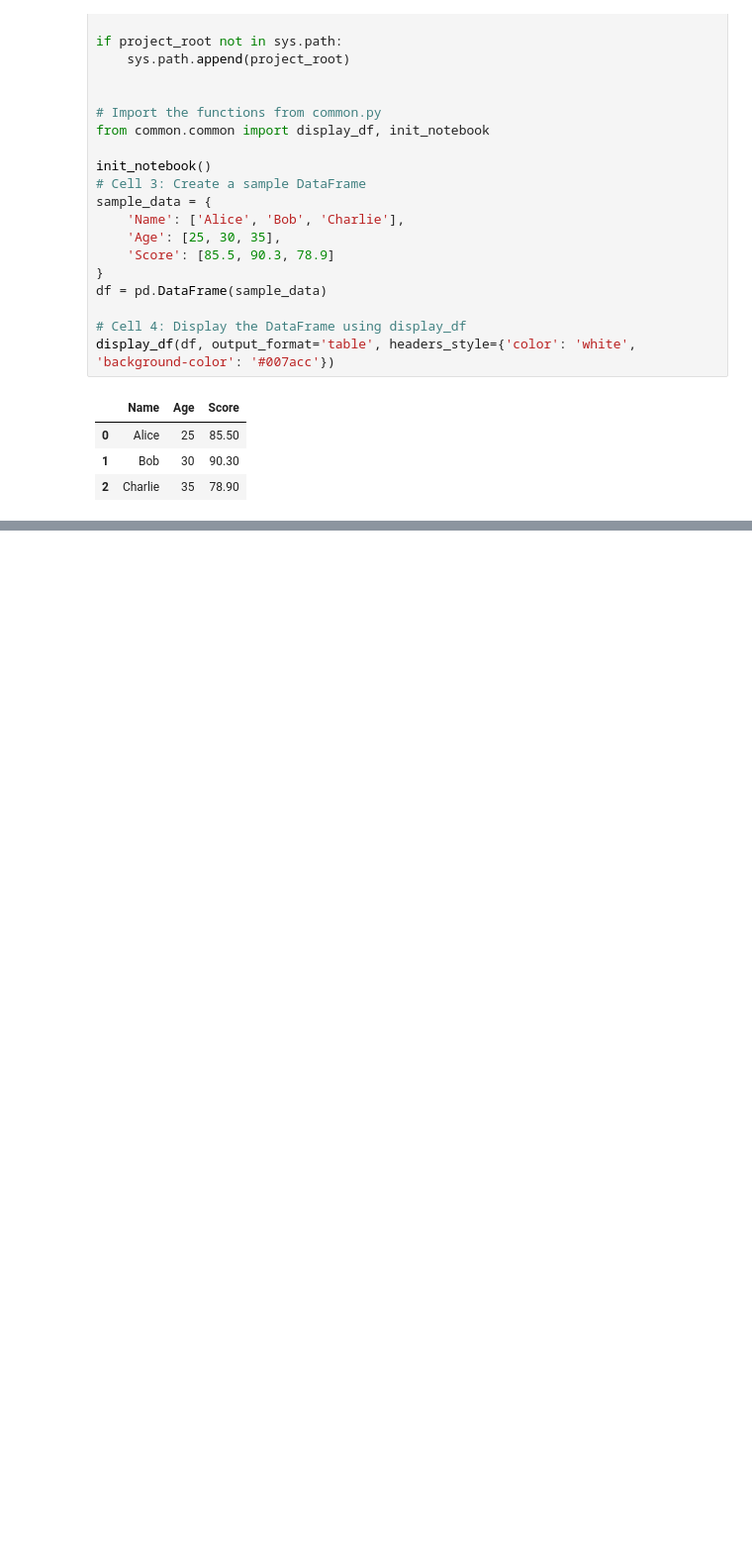
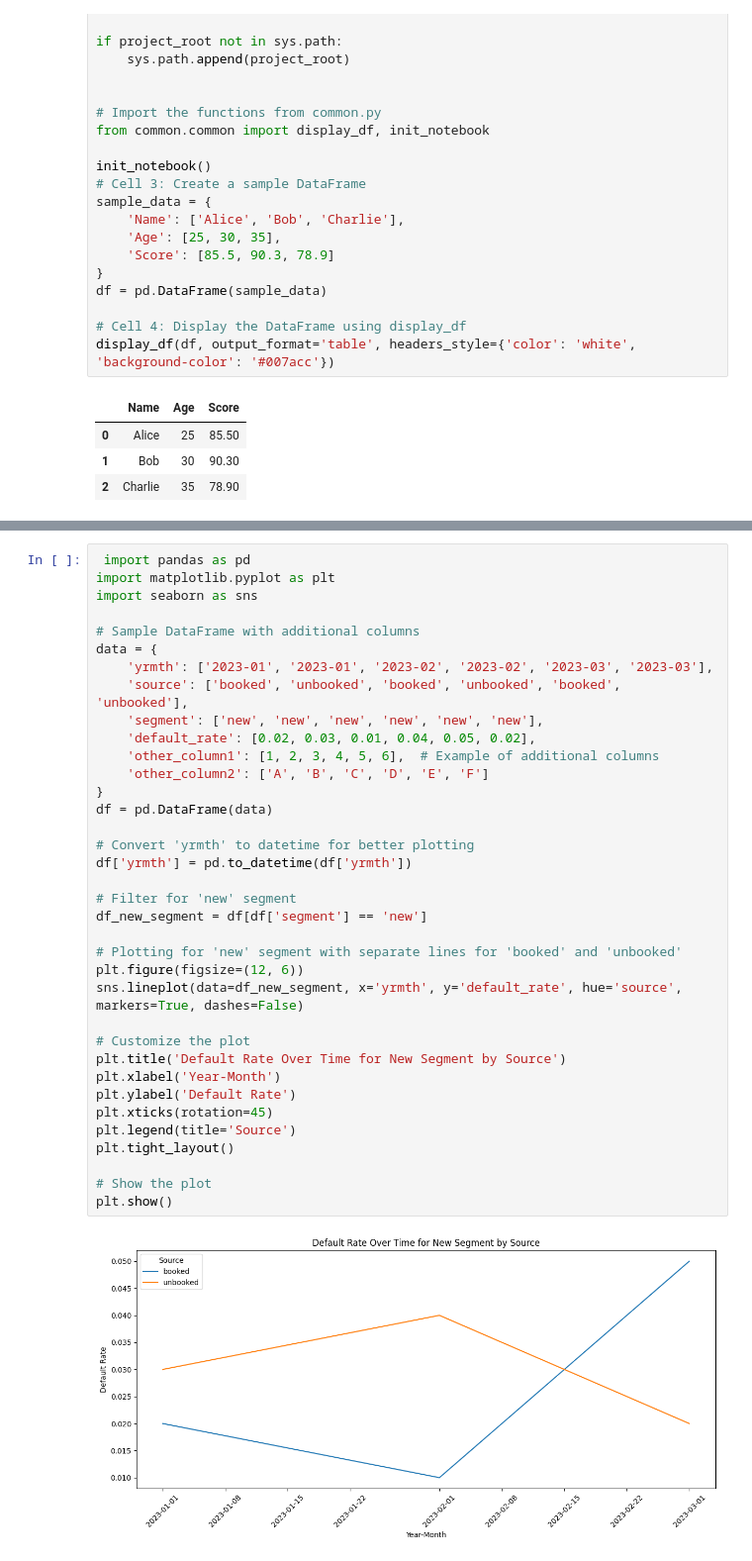
Before and after one commit to shakurapanda84/scorecardpipeline, a Jupyter notebook: data/loan/creditscoring.ipynb, the cells around one changed output, grey strips where cells are left out. Shown at 99% size. Saved outputs shown, nothing was run; the diff lists cells and outputs as text; blank space fills up the shorter version.

```diff
--- a/data/loan/creditscoring.ipynb
+++ b/data/loan/creditscoring.ipynb
@@ -31,0 +100,38 @@ display_df(df, output_format='table', headers_style={'color': 'white', 'backgrou
+# %%
+ import pandas as pd
+import matplotlib.pyplot as plt
+import seaborn as sns
+
+# Sample DataFrame with additional columns
+data = {
+    'yrmth': ['2023-01', '2023-01', '2023-02', '2023-02', '2023-03', '2023-03'],
+    'source': ['booked', 'unbooked', 'booked', 'unbooked', 'booked', 'unbooked'],
+    'segment': ['new', 'new', 'new', 'new', 'new', 'new'],
+    'default_rate': [0.02, 0.03, 0.01, 0.04, 0.05, 0.02],
+    'other_column1': [1, 2, 3, 4, 5, 6],  # Example of additional columns
+    'other_column2': ['A', 'B', 'C', 'D', 'E', 'F']
+}
+df = pd.DataFrame(data)
+
+# Convert 'yrmth' to datetime for better plotting
+df['yrmth'] = pd.to_datetime(df['yrmth'])
+
+# Filter for 'new' segment
+df_new_segment = df[df['segment'] == 'new']
+
+# Plotting for 'new' segment with separate lines for 'booked' and 'unbooked'
+plt.figure(figsize=(12, 6))
+sns.lineplot(data=df_new_segment, x='yrmth', y='default_rate', hue='source', markers=True, dashes=False)
+
+# Customize the plot
+plt.title('Default Rate Over Time for New Segment by Source')
+plt.xlabel('Year-Month')
+plt.ylabel('Default Rate')
+plt.xticks(rotation=45)
+plt.legend(title='Source')
+plt.tight_layout()
+
+# Show the plot
+plt.show()
+# %% [output]
+[figure, added]
```
Also changed, not shown: parts of 2 cells of this notebook, 7 other files.
